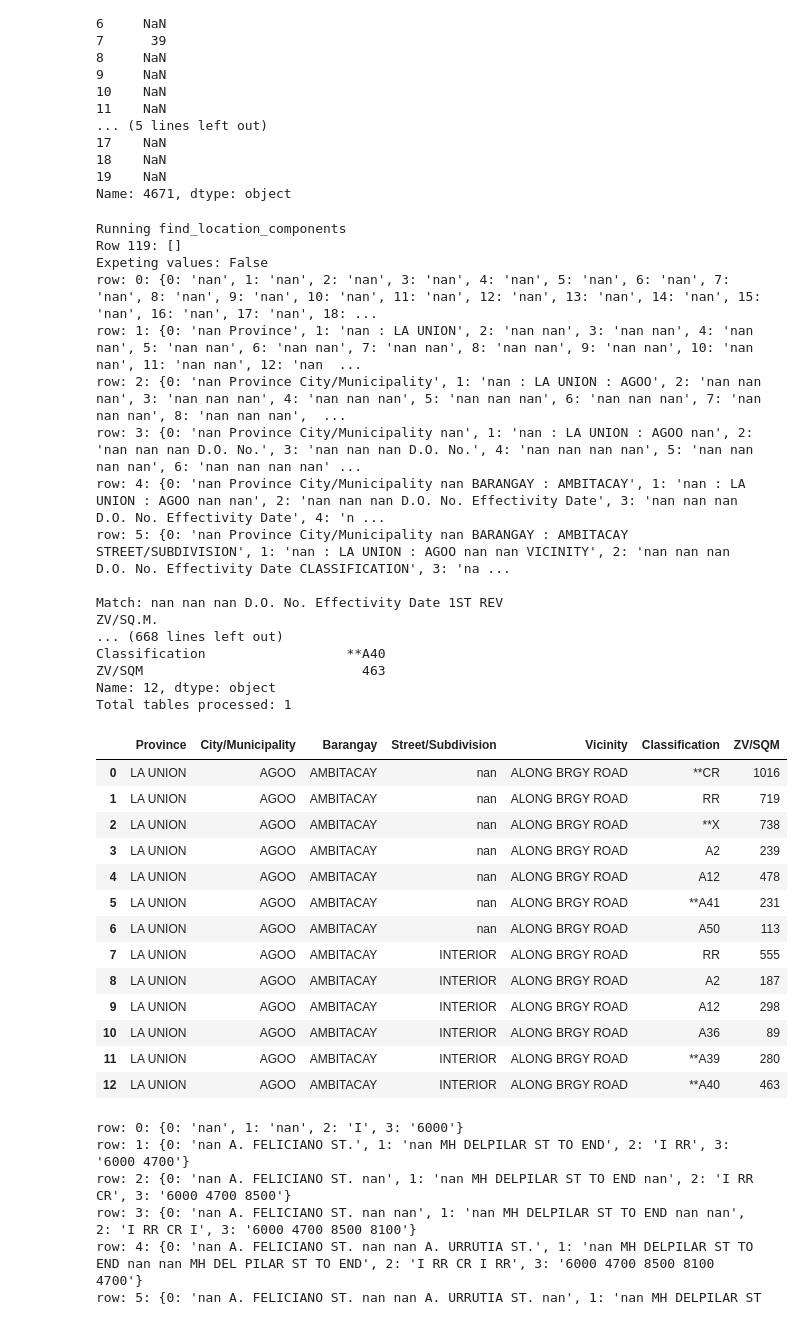
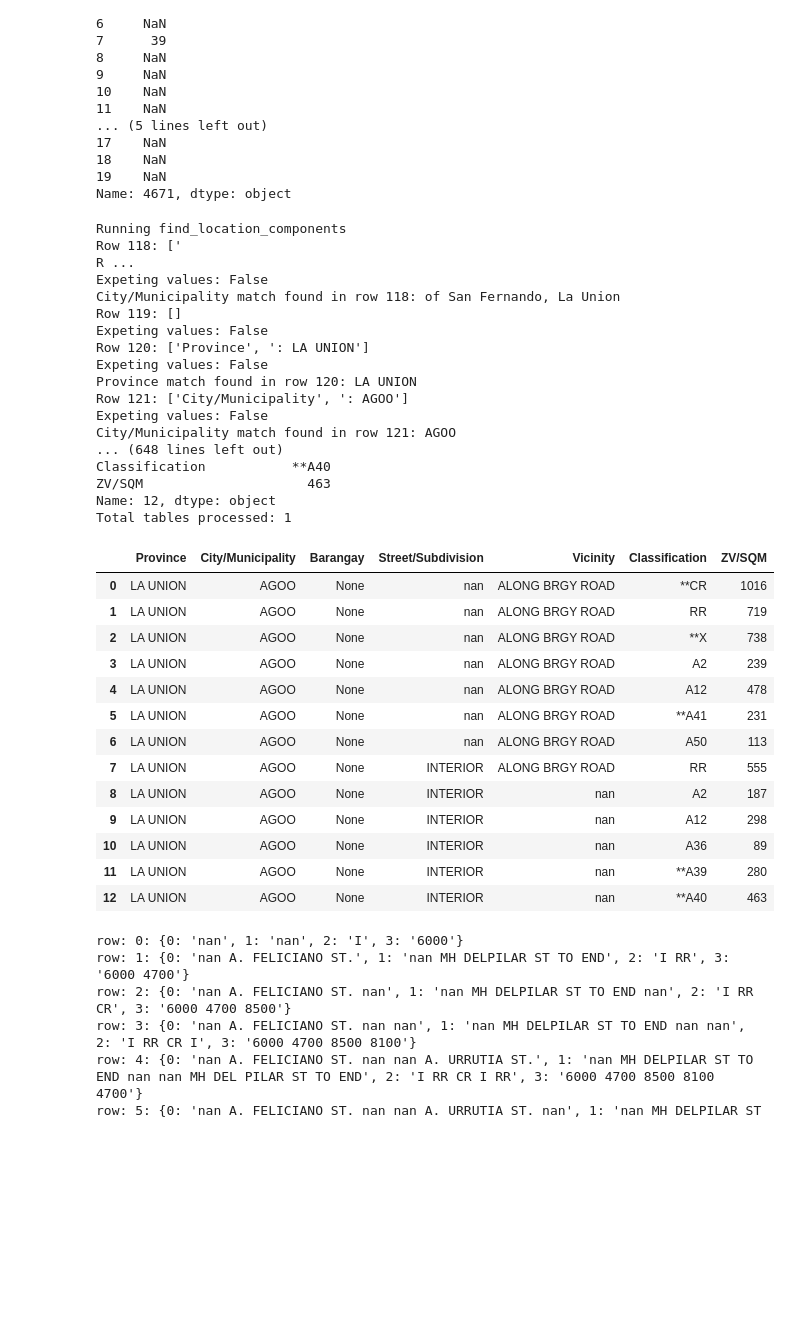
Before and after one commit to lansantuyo/bir-zl-scraping, a Jupyter notebook: Updated Scraper.ipynb, the cells around one changed output. Cells and saved outputs as stored; diff of their text form; code cells hidden in the pictures; blank space fills up the shorter version.

Commit message:
checkpoint fixing found locaion component to handle empty rows in between lc

```diff
--- a/Updated Scraper.ipynb
+++ b/Updated Scraper.ipynb
@@ -467,6 +487,9 @@ def find_location_components(df, index, proximity_window=5, current_province=Non
                 if debug:
                     print(f"Barangay/Zone match found in row {current_index}: {current_barangay}")
 
+            if found_any: # just to check if row in between
+                proximity_window += 1
+
             # If we've found any component, we can check if we've reached the proximity window or if all components are found
             if found_any and all([current_province and current_city and current_barangay]):
                 if debug:
@@ -735,7 +758,7 @@ def main(df, debug=False, start=0, end=-1):
                 null_col1 = pd.isna(col1) or not str(col1).strip()
                 if null_col1:
                     if continuation:
-                        col1 = col1_holder if not (pd.isna(col1_holder) or not str(col1_holder).strip()) else prev_col1 # TODO: can try checking prev new_df row instead
+                        col1 = col1_holder if not (pd.isna(col1_holder) or not str(col1_holder).strip()) else prev_col1
                     elif not (pd.isna(col1_holder) or not str(col1_holder).strip()):
                         col1 = col1_holder
                 else:
@@ -754,7 +777,10 @@ def main(df, debug=False, start=0, end=-1):
                     if continuation:
                         vicinity = vicinity_holder if not (pd.isna(vicinity_holder) or not str(vicinity_holder).strip()) else prev_vicinity
                     elif not (pd.isna(vicinity_holder) or not str(vicinity_holder).strip()):
-                        vicinity = vicinity_holder
+                        if prev_col1 != col1: # if new col1
+                            vicinity = vicinity_holder
+                        else:
+                            vicinity_holder = vicinity
                 else:
                     vicinity_holder = vicinity
 
@@ -914,39 +905,39 @@ df.iloc[4671]
 19    NaN
 Name: 4671, dtype: object
 # %%
-main(df, debug=True, start=119, end=140)
+main(df, debug=True, start=118, end=140)
 # %% [output]
 Running find_location_components
+Row 118: ['                                                                                                                                                                                            R ...
+Expeting values: False
+City/Municipality match found in row 118: of San Fernando, La Union
 Row 119: []
 Expeting values: False
-row: 0: {0: 'nan', 1: 'nan', 2: 'nan', 3: 'nan', 4: 'nan', 5: 'nan', 6: 'nan', 7: 'nan', 8: 'nan', 9: 'nan', 10: 'nan', 11: 'nan', 12: 'nan', 13: 'nan', 14: 'nan', 15: 'nan', 16: 'nan', 17: 'nan', 18: ...
-row: 1: {0: 'nan Province', 1: 'nan : LA UNION', 2: 'nan nan', 3: 'nan nan', 4: 'nan nan', 5: 'nan nan', 6: 'nan nan', 7: 'nan nan', 8: 'nan nan', 9: 'nan nan', 10: 'nan nan', 11: 'nan nan', 12: 'nan  ...
-row: 2: {0: 'nan Province City/Municipality', 1: 'nan : LA UNION : AGOO', 2: 'nan nan nan', 3: 'nan nan nan', 4: 'nan nan nan', 5: 'nan nan nan', 6: 'nan nan nan', 7: 'nan nan nan', 8: 'nan nan nan',  ...
-row: 3: {0: 'nan Province City/Municipality nan', 1: 'nan : LA UNION : AGOO nan', 2: 'nan nan nan D.O. No.', 3: 'nan nan nan D.O. No.', 4: 'nan nan nan nan', 5: 'nan nan nan nan', 6: 'nan nan nan nan' ...
-row: 4: {0: 'nan Province City/Municipality nan BARANGAY : AMBITACAY', 1: 'nan : LA UNION : AGOO nan nan', 2: 'nan nan nan D.O. No. Effectivity Date', 3: 'nan nan nan D.O. No. Effectivity Date', 4: 'n ...
-row: 5: {0: 'nan Province City/Municipality nan BARANGAY : AMBITACAY STREET/SUBDIVISION', 1: 'nan : LA UNION : AGOO nan nan VICINITY', 2: 'nan nan nan D.O. No. Effectivity Date CLASSIFICATION', 3: 'na ...
-
-Match: nan nan nan D.O. No. Effectivity Date 1ST REV
-ZV/SQ.M.
-... (668 lines left out)
-Classification                  **A40
-ZV/SQM                            463
+Row 120: ['Province', ': LA UNION']
+Expeting values: False
+Province match found in row 120: LA UNION
+Row 121: ['City/Municipality', ': AGOO']
+Expeting values: False
+City/Municipality match found in row 121: AGOO
+... (648 lines left out)
+Classification           **A40
+ZV/SQM                     463
 Name: 12, dtype: object
 Total tables processed: 1
 |  | Province | City/Municipality | Barangay | Street/Subdivision | Vicinity | Classification | ZV/SQM |
-| 0 | LA UNION | AGOO | AMBITACAY | nan | ALONG BRGY ROAD | **CR | 1016 |
-| 1 | LA UNION | AGOO | AMBITACAY | nan | ALONG BRGY ROAD | RR | 719 |
-| 2 | LA UNION | AGOO | AMBITACAY | nan | ALONG BRGY ROAD | **X | 738 |
-| 3 | LA UNION | AGOO | AMBITACAY | nan | ALONG BRGY ROAD | A2 | 239 |
-| 4 | LA UNION | AGOO | AMBITACAY | nan | ALONG BRGY ROAD | A12 | 478 |
-| 5 | LA UNION | AGOO | AMBITACAY | nan | ALONG BRGY ROAD | **A41 | 231 |
-| 6 | LA UNION | AGOO | AMBITACAY | nan | ALONG BRGY ROAD | A50 | 113 |
-| 7 | LA UNION | AGOO | AMBITACAY | INTERIOR | ALONG BRGY ROAD | RR | 555 |
-| 8 | LA UNION | AGOO | AMBITACAY | INTERIOR | ALONG BRGY ROAD | A2 | 187 |
-| 9 | LA UNION | AGOO | AMBITACAY | INTERIOR | ALONG BRGY ROAD | A12 | 298 |
-| 10 | LA UNION | AGOO | AMBITACAY | INTERIOR | ALONG BRGY ROAD | A36 | 89 |
-| 11 | LA UNION | AGOO | AMBITACAY | INTERIOR | ALONG BRGY ROAD | **A39 | 280 |
-| 12 | LA UNION | AGOO | AMBITACAY | INTERIOR | ALONG BRGY ROAD | **A40 | 463 |
+| 0 | LA UNION | AGOO | None | nan | ALONG BRGY ROAD | **CR | 1016 |
+| 1 | LA UNION | AGOO | None | nan | ALONG BRGY ROAD | RR | 719 |
+| 2 | LA UNION | AGOO | None | nan | ALONG BRGY ROAD | **X | 738 |
+| 3 | LA UNION | AGOO | None | nan | ALONG BRGY ROAD | A2 | 239 |
+| 4 | LA UNION | AGOO | None | nan | ALONG BRGY ROAD | A12 | 478 |
+| 5 | LA UNION | AGOO | None | nan | ALONG BRGY ROAD | **A41 | 231 |
+| 6 | LA UNION | AGOO | None | nan | ALONG BRGY ROAD | A50 | 113 |
+| 7 | LA UNION | AGOO | None | INTERIOR | ALONG BRGY ROAD | RR | 555 |
+| 8 | LA UNION | AGOO | None | INTERIOR | nan | A2 | 187 |
+| 9 | LA UNION | AGOO | None | INTERIOR | nan | A12 | 298 |
+| 10 | LA UNION | AGOO | None | INTERIOR | nan | A36 | 89 |
+| 11 | LA UNION | AGOO | None | INTERIOR | nan | **A39 | 280 |
+| 12 | LA UNION | AGOO | None | INTERIOR | nan | **A40 | 463 |
 # %%
 find_column_headers(df, 122, debug=True)
 # %% [output]
```
Also changed, not shown: parts of 3 cells of this notebook.
